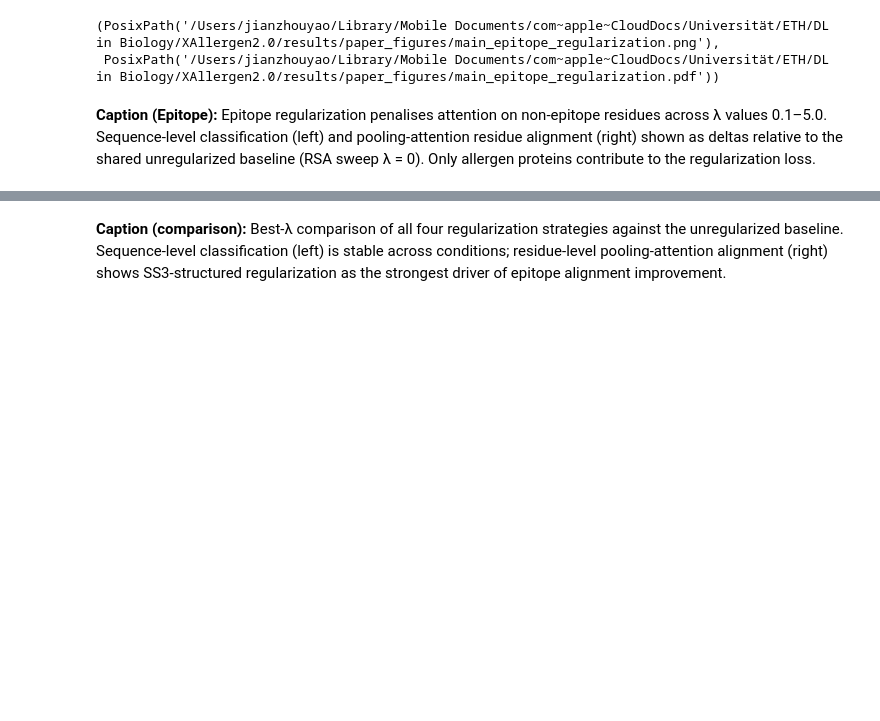
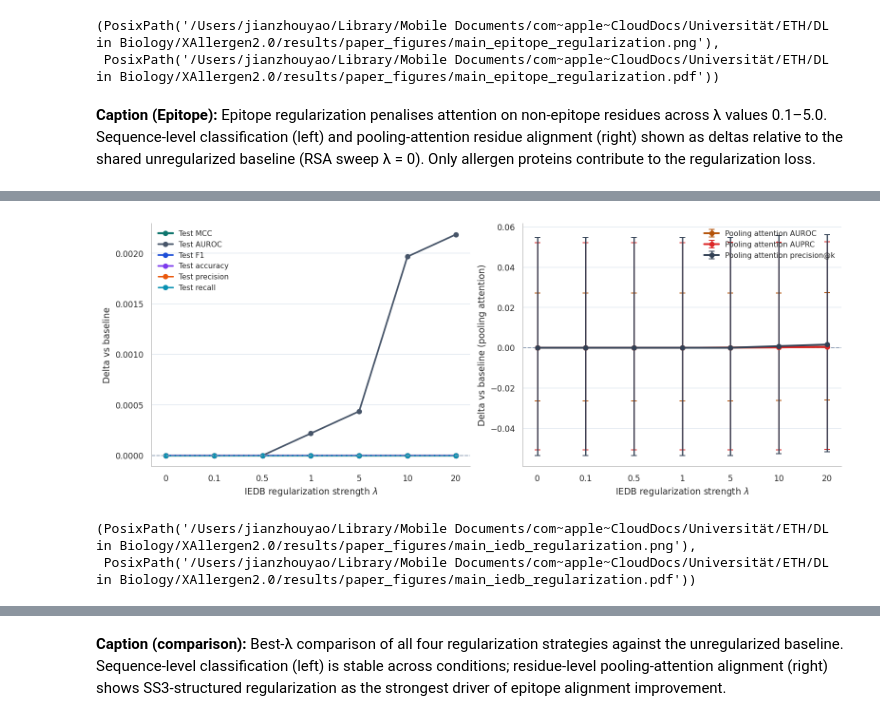
Before and after one commit to Jeffateth/XAllergen2.0, a Jupyter notebook: notebooks/14_visualize_structural_regularization.ipynb, the cells around one changed output, grey strips where cells are left out. Drawn from its saved outputs; the diff is of its cells as text; code cells hidden in the pictures; blank space fills up the shorter version.

```diff
--- a/notebooks/14_visualize_structural_regularization.ipynb
+++ b/notebooks/14_visualize_structural_regularization.ipynb
@@ -412,0 +447,10 @@ plot_sweep_panels(
+# %%
+plot_sweep_panels(
+    iedb_summary, iedb_residue_ci,
+    xlabel_prefix="IEDB",
+    save_stem="main_iedb_regularization",
+)
+# %% [output]
+[figure, added]
+(PosixPath('/Users/jianzhouyao/Library/Mobile Documents/com~apple~CloudDocs/Universität/ETH/DL in Biology/XAllergen2.0/results/paper_figures/main_iedb_regularization.png'),
+ PosixPath('/Users/jianzhouyao/Library/Mobile Documents/com~apple~CloudDocs/Universität/ETH/DL in Biology/XAllergen2.0/results/paper_figures/main_iedb_regularization.pdf'))
```
Also changed, not shown: parts of 12 cells of this notebook, 12 other files.
